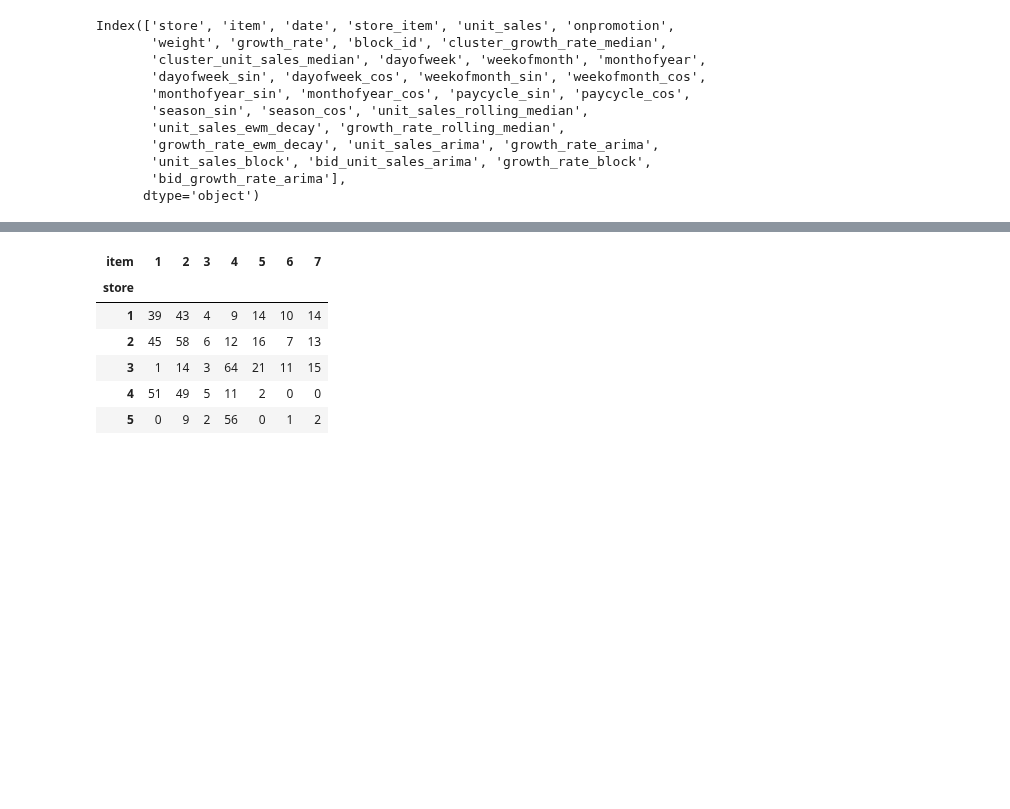
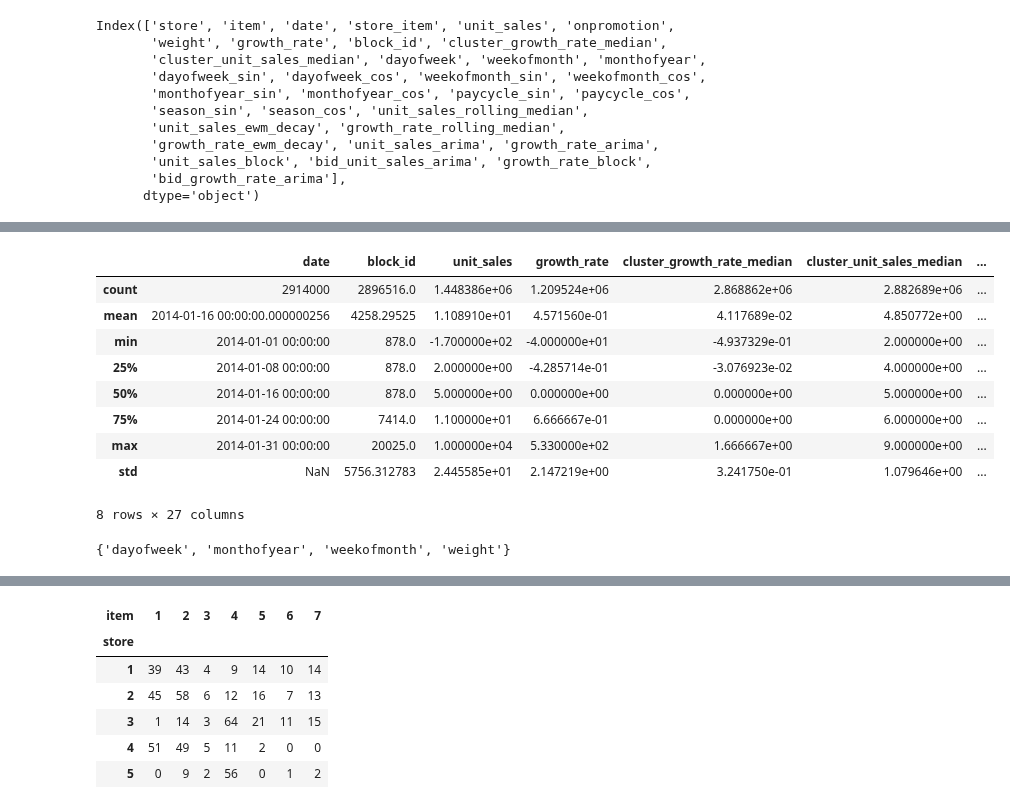
Before and after one commit to ygrepo/kaggle_favorita_grocery_sales_forecasting, a Jupyter notebook: notebook/analysis.ipynb, the cells around one changed output, grey strips where cells are left out. Drawn from its saved outputs; the diff is of its cells as text; code cells hidden in the pictures; blank space fills up the shorter version.

```diff
--- a/notebook/analysis.ipynb
+++ b/notebook/analysis.ipynb
@@ -329,0 +404,17 @@ df['y'] = df['growth_rate'].shift(-1)
+# %%
+df2.describe()
+# %% [output]
+|  | date | block_id | unit_sales | growth_rate | cluster_growth_rate_median | cluster_unit_sales_median | ... |
+| count | 2914000 | 2896516.0 | 1.448386e+06 | 1.209524e+06 | 2.868862e+06 | 2.882689e+06 | ... |
+| mean | 2014-01-16 00:00:00.000000256 | 4258.29525 | 1.108910e+01 | 4.571560e-01 | 4.117689e-02 | 4.850772e+00 | ... |
+| min | 2014-01-01 00:00:00 | 878.0 | -1.700000e+02 | -4.000000e+01 | -4.937329e-01 | 2.000000e+00 | ... |
+| 25% | 2014-01-08 00:00:00 | 878.0 | 2.000000e+00 | -4.285714e-01 | -3.076923e-02 | 4.000000e+00 | ... |
+| 50% | 2014-01-16 00:00:00 | 878.0 | 5.000000e+00 | 0.000000e+00 | 0.000000e+00 | 5.000000e+00 | ... |
+| 75% | 2014-01-24 00:00:00 | 7414.0 | 1.100000e+01 | 6.666667e-01 | 0.000000e+00 | 6.000000e+00 | ... |
+| max | 2014-01-31 00:00:00 | 20025.0 | 1.000000e+04 | 5.330000e+02 | 1.666667e+00 | 9.000000e+00 | ... |
+| std | NaN | 5756.312783 | 2.445585e+01 | 2.147219e+00 | 3.241750e-01 | 1.079646e+00 | ... |
+8 rows × 27 columns
+# %%
+set(df.columns.to_list()).difference(set(df2.columns.to_list()))
+# %% [output]
+{'dayofweek', 'monthofyear', 'weekofmonth', 'weight'}
```
Also changed, not shown: parts of 9 cells of this notebook, 4 other files.
